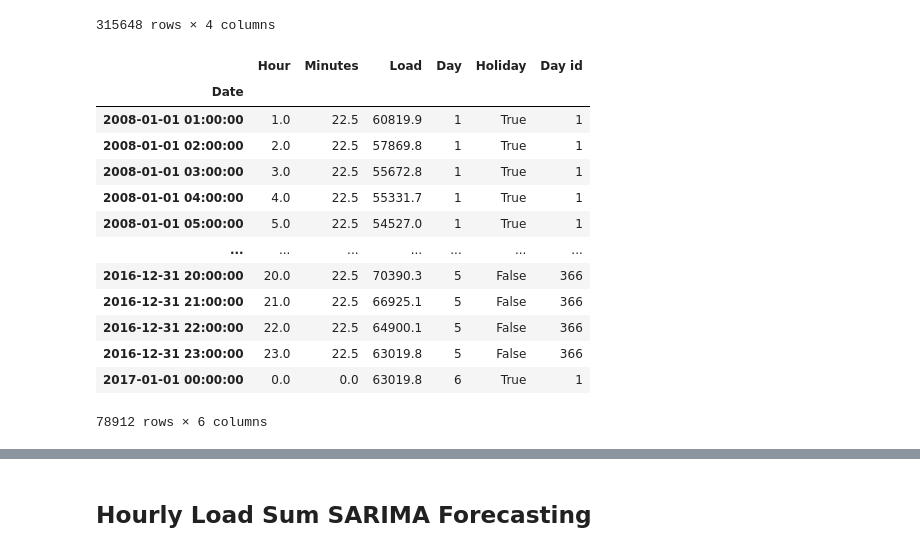
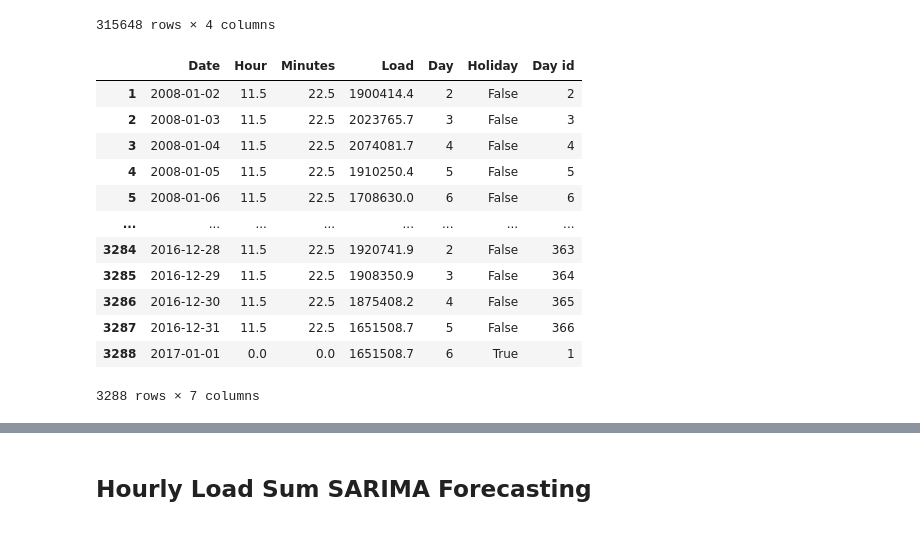
Before and after one commit to BleakHeart/Report-2, a Jupyter notebook: src/SARIMA.ipynb, the cells around one changed output, grey strips where cells are left out. Cells and saved outputs as stored; diff of their text form; code cells hidden in the pictures.

```diff
--- a/src/SARIMA.ipynb
+++ b/src/SARIMA.ipynb
@@ -39,22 +39,21 @@ Electric
 | 315647 | 2017-01-01 00:00:00 | 15235.2 | 0 | 0 |
 315648 rows × 4 columns
 # %%
-df = resampling_data(Electric)
+df = resampling_data(Electric, resample_cost='d')
 
-df = df[~df.Load.isna()].set_index('Date')
+df = df[~df.Load.isna()]
 df
 # %% [output]
-|  | Hour | Minutes | Load | Day | Holiday | Day id |
-| Date |  |  |  |  |  |  |
-| 2008-01-01 01:00:00 | 1.0 | 22.5 | 60819.9 | 1 | True | 1 |
-| 2008-01-01 02:00:00 | 2.0 | 22.5 | 57869.8 | 1 | True | 1 |
-| 2008-01-01 03:00:00 | 3.0 | 22.5 | 55672.8 | 1 | True | 1 |
-| 2008-01-01 04:00:00 | 4.0 | 22.5 | 55331.7 | 1 | True | 1 |
-| 2008-01-01 05:00:00 | 5.0 | 22.5 | 54527.0 | 1 | True | 1 |
-| ... | ... | ... | ... | ... | ... | ... |
-| 2016-12-31 20:00:00 | 20.0 | 22.5 | 70390.3 | 5 | False | 366 |
-| 2016-12-31 21:00:00 | 21.0 | 22.5 | 66925.1 | 5 | False | 366 |
-| 2016-12-31 22:00:00 | 22.0 | 22.5 | 64900.1 | 5 | False | 366 |
-| 2016-12-31 23:00:00 | 23.0 | 22.5 | 63019.8 | 5 | False | 366 |
-| 2017-01-01 00:00:00 | 0.0 | 0.0 | 63019.8 | 6 | True | 1 |
+|  | Date | Hour | Minutes | Load | Day | Holiday | Day id |
+| 1 | 2008-01-02 | 11.5 | 22.5 | 1900414.4 | 2 | False | 2 |
+| 2 | 2008-01-03 | 11.5 | 22.5 | 2023765.7 | 3 | False | 3 |
+| 3 | 2008-01-04 | 11.5 | 22.5 | 2074081.7 | 4 | False | 4 |
+| 4 | 2008-01-05 | 11.5 | 22.5 | 1910250.4 | 5 | False | 5 |
+| 5 | 2008-01-06 | 11.5 | 22.5 | 1708630.0 | 6 | False | 6 |
+| ... | ... | ... | ... | ... | ... | ... | ... |
+| 3284 | 2016-12-28 | 11.5 | 22.5 | 1920741.9 | 2 | False | 363 |
+| 3285 | 2016-12-29 | 11.5 | 22.5 | 1908350.9 | 3 | False | 364 |
+| 3286 | 2016-12-30 | 11.5 | 22.5 | 1875408.2 | 4 | False | 365 |
+| 3287 | 2016-12-31 | 11.5 | 22.5 | 1651508.7 | 5 | False | 366 |
+| 3288 | 2017-01-01 | 0.0 | 0.0 | 1651508.7 | 6 | True | 1 |
-78912 rows × 6 columns
+3288 rows × 7 columns
```
Also changed, not shown: parts of 14 cells of this notebook, 3 other files.
